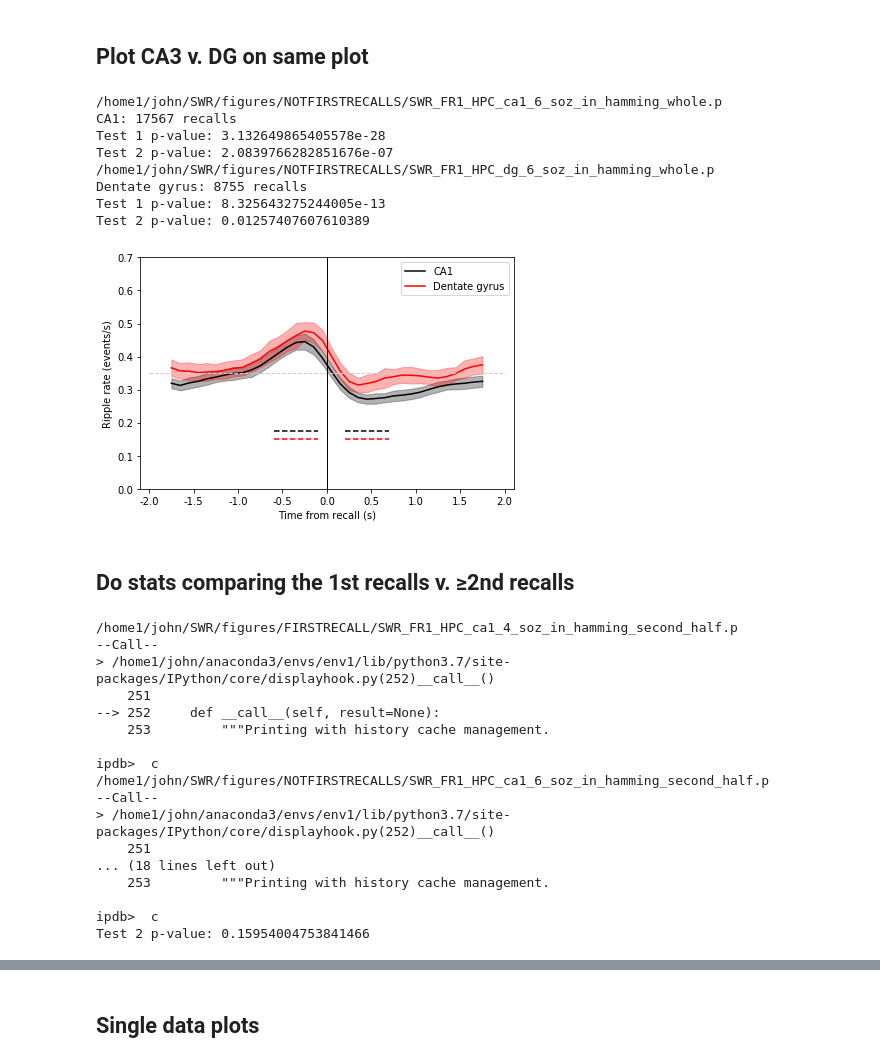
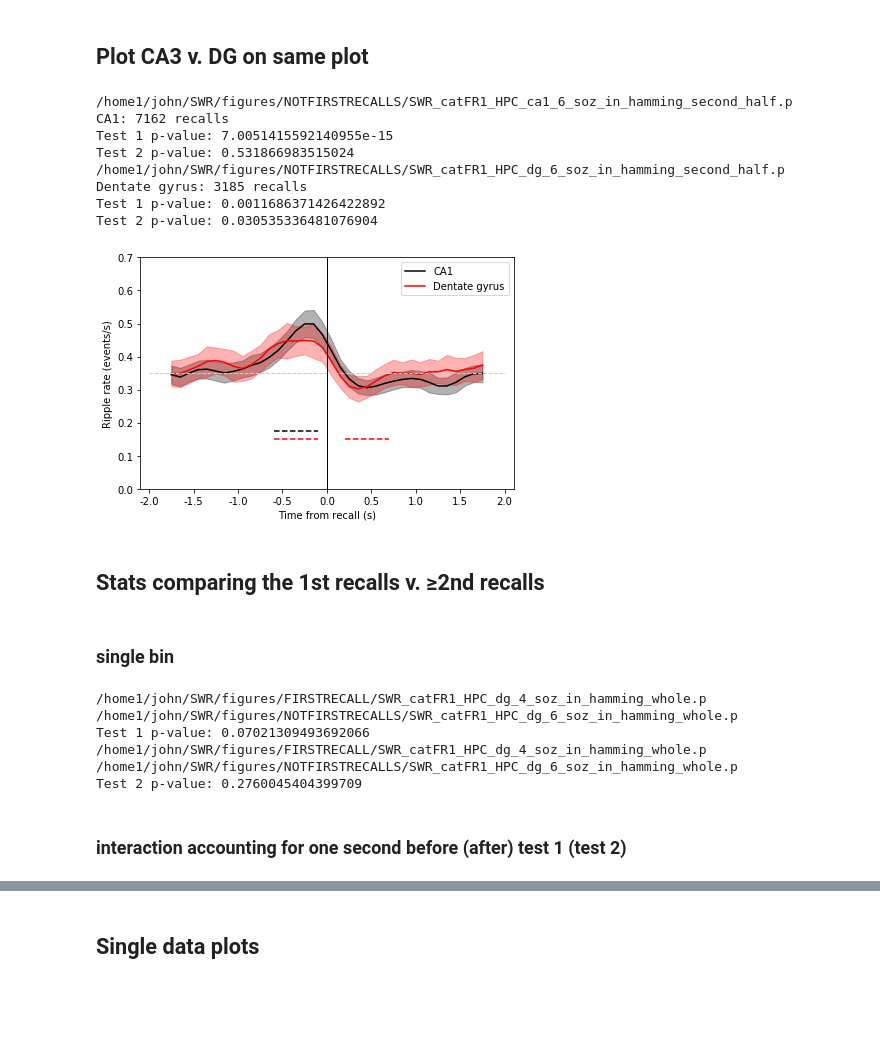
Before and after one commit to jjsakon/SWR, a Jupyter notebook: code/SWRplots.ipynb, the cells around one changed output, grey strips where cells are left out. Cells and saved outputs as stored; diff of their text form; code cells hidden in the pictures; blank space fills up the shorter version.

```diff
--- a/code/SWRplots.ipynb
+++ b/code/SWRplots.ipynb
@@ -24,7 +24,7 @@ from general import *
 from SWRmodule import *
 
 df = get_data_index("r1") # all RAM subjects
-exp = 'FR1'
+exp = 'catFR1'
 # %% [output]
 The autoreload extension is already loaded. To reload it, use:
   %reload_ext autoreload
@@ -38,11 +38,11 @@ remove_soz_ictal = False
 recall_type_switch = 6 # 0 for original, 1 for only those with subsequent, 2 for second recalls only, 3 for isolated recalls
 region_name = 'HPC'
 filter_type = 'hamming' # hamming # butter # hamming125200
-sub_selection = 'whole' # 'second_half', 'whole' ,'first_half'
+sub_selection = 'second_half' # 'second_half', 'whole' ,'first_half'
 # location_selected = 'ca1' # 'ca3' # 'dg' 'ca1' # sub # left hippocampus # right hippocampus # hippocampus
 # # (leave as '' if not HPC)
 
-save_plot = 0
+save_plot = 1
 
 recall_minimum = 2000
 pad = 2
@@ -98,56 +98,59 @@ for p,location_selected in enumerate(['ca1','dg']):
     # plot bands of significance
     if bin_model1.pvalues[1] < 0.05:
         plot([first_end-stats_bin,first_end],[line_dist,line_dist],'--',
              color=color,label='_nolegend_')
     if bin_model2.pvalues[1] < 0.05:
         plot([second_start,second_start+stats_bin],[line_dist,line_dist],'--',
              color=color,label='_nolegend_')
     print(label+': '+str(num_trials)+' recalls')
     print('Test 1 p-value: '+str(bin_model1.pvalues[1]))
     print('Test 2 p-value: '+str(bin_model2.pvalues[1]))
 
 xticks(np.arange(psth_start,psth_end+1,500),np.arange(psth_start/1000,psth_end/1000+1,500/1000))
 xlabel('Time from recall (s)')
 ylabel('Ripple rate (events/s)')
 if filter_type == 'hamming':
     ylim = 0.7 # keep it here since occasionally CIs get kinda high
     plot([ax.get_xlim()[0],ax.get_xlim()[1]],[0.35,0.35],linewidth=1,linestyle='--',color=(0.8,0.8,0.8),label='_nolegend_')
 else: # for Vaz and hamming125200
     ylim = 0.45
 
 ax.set_ylim(0,ylim)
 ax.set_xlim(psth_start-100,psth_end+100)
 plot([0,0],[ax.get_ylim()[0],ax.get_ylim()[1]],linewidth=1,linestyle='-',color=(0,0,0),label='_nolegend_')
 ax.legend({'CA1','Dentate gyrus'})
 tight_layout()
 
 if save_plot == 1:
-    plt.savefig('../figures/PSTHplots/'+exp+'_'+'PSTH_'+region_name+'-'+str(recall_type_switch)+'.pdf',transparent=True)
+    plt.savefig('../figures/PSTHplots/'+exp+'_'+'PSTH_'+region_name+'-'+str(recall_type_switch)+'_'+
+                filter_type+'_'+sub_selection+'.pdf',transparent=True)
 plt.show()
 a=1;
 # %% [output]
-/home1/john/SWR/figures/NOTFIRSTRECALLS/SWR_FR1_HPC_ca1_6_soz_in_hamming_whole.p
-CA1: 17567 recalls
-Test 1 p-value: 3.132649865405578e-28
-Test 2 p-value: 2.0839766282851676e-07
-/home1/john/SWR/figures/NOTFIRSTRECALLS/SWR_FR1_HPC_dg_6_soz_in_hamming_whole.p
-Dentate gyrus: 8755 recalls
-Test 1 p-value: 8.325643275244005e-13
-Test 2 p-value: 0.01257407607610389
+/home1/john/SWR/figures/NOTFIRSTRECALLS/SWR_catFR1_HPC_ca1_6_soz_in_hamming_second_half.p
+CA1: 7162 recalls
+Test 1 p-value: 7.0051415592140955e-15
+Test 2 p-value: 0.531866983515024
+/home1/john/SWR/figures/NOTFIRSTRECALLS/SWR_catFR1_HPC_dg_6_soz_in_hamming_second_half.p
+Dentate gyrus: 3185 recalls
+Test 1 p-value: 0.0011686371426422892
+Test 2 p-value: 0.030535336481076904
-[figure, old version]
+[figure, new version]
 # %% [markdown]
-## Do stats comparing the 1st recalls v. ≥2nd recalls
+## Stats comparing the 1st recalls v. ≥2nd recalls
+# %% [markdown]
+### single bin
 # %%
 # do separate test of 1st v. ≥2nd
 
 import statsmodels.formula.api as smf
 
 region_name = 'HPC' # 'ENT' # 'PHC'
-location_selected = 'ca1' # 'dg' ''
+location_selected = 'dg' # 'dg' ''
 remove_soz_ictal = False
 
 filter_type = 'hamming'
-sub_selection = 'second_half'
+sub_selection = 'whole'
 
 for test in [1,2]:
 
@@ -156,7 +159,7 @@ for test in [1,2]:
     ripple_rates = []
     indicator = []
 
-    for i_test,recall_type_switch in enumerate([4,6]):
+    for i_rec,recall_type_switch in enumerate([4,6]):
 
         recall_minimum = 2000
         selected_period = 'surrounding_recall'
@@ -172,14 +175,14 @@ for test in [1,2]:
             binned_first_stats_array = dat['binned_first_stats_array']; binned_second_stats_array = dat['binned_second_stats_array']
             subject_name_array = dat['subject_name_array']; session_name_array = dat['session_name_array']
 
-            indicator.extend(np.tile(str(i_test),len(session_name_array)))
+            indicator.extend(np.tile(str(i_rec),len(session_name_array)))
             session_name.extend(session_name_array)
             subject_name.extend(subject_name_array)
             # remember, the binned_stats_arrays are 500 ms each from -1600:-100 or 200:1700 ms
             if test == 1:
                 ripple_rates.extend(binned_first_stats_array[:,2])
             else:
-                ripple_rates.extend(binned_second_stats_array[:,0])ß
+                ripple_rates.extend(binned_second_stats_array[:,0])
 
     bin_df = pd.DataFrame(data={'session':session_name,'subject':subject_name,'indicator':indicator,
                                 'ripple_rates':ripple_rates})
@@ -192,20 +195,11 @@ for test in [1,2]:
     else:
         print('Test 2 p-value: '+str(bin_model.pvalues[1]))
 # %% [output]
-/home1/john/SWR/figures/FIRSTRECALL/SWR_FR1_HPC_ca1_4_soz_in_hamming_second_half.p
---Call--
-> /home1/john/anaconda3/envs/env1/lib/python3.7/site-packages/IPython/core/displayhook.py(252)__call__()
-    251
---> 252     def __call__(self, result=None):
-    253         """Printing with history cache management.
-
-ipdb>  c
-/home1/john/SWR/figures/NOTFIRSTRECALLS/SWR_FR1_HPC_ca1_6_soz_in_hamming_second_half.p
---Call--
-> /home1/john/anaconda3/envs/env1/lib/python3.7/site-packages/IPython/core/displayhook.py(252)__call__()
-    251
-... (18 lines left out)
-    253         """Printing with history cache management.
-
-ipdb>  c
-Test 2 p-value: 0.15954004753841466
+/home1/john/SWR/figures/FIRSTRECALL/SWR_catFR1_HPC_dg_4_soz_in_hamming_whole.p
+/home1/john/SWR/figures/NOTFIRSTRECALLS/SWR_catFR1_HPC_dg_6_soz_in_hamming_whole.p
+Test 1 p-value: 0.07021309493692066
+/home1/john/SWR/figures/FIRSTRECALL/SWR_catFR1_HPC_dg_4_soz_in_hamming_whole.p
+/home1/john/SWR/figures/NOTFIRSTRECALLS/SWR_catFR1_HPC_dg_6_soz_in_hamming_whole.p
+Test 2 p-value: 0.2760045404399709
+# %% [markdown]
+### interaction accounting for one second before (after) test 1 (test 2)
```
Also changed, not shown: parts of 2 cells of this notebook.
